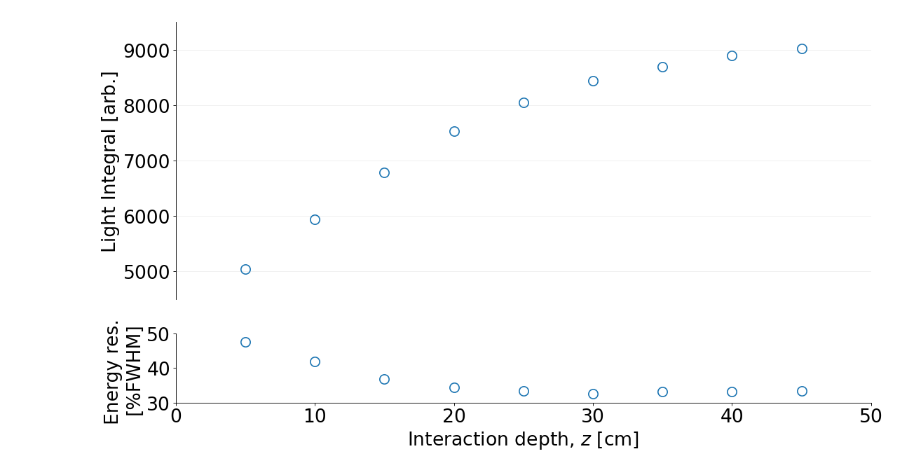
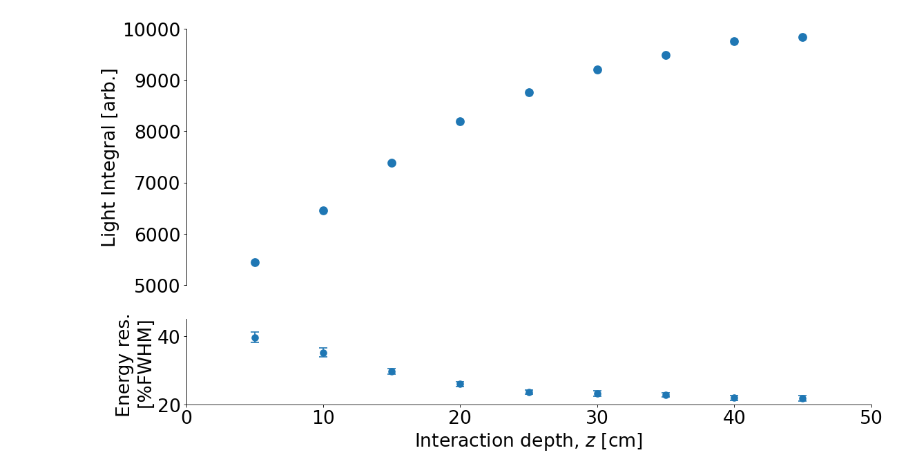
Before and after one commit to RitaROK/Analysis, a Jupyter notebook: Light_response.ipynb, the cells around one changed output. Cells and saved outputs as stored; diff of their text form; code cells hidden in the pictures.

```diff
--- a/Light_response.ipynb
+++ b/Light_response.ipynb
@@ -96,4 +260,5 @@ def func_rms(array):
 # %%
+#@title Gaussian fit of the spectra, for clusters within 300px of the centre
 fig, (ax) = plt.subplots(2,5, figsize=(16,9), dpi= 80, facecolor='w', edgecolor='k')
 
 i = 1
@@ -107,16 +272,12 @@ sigma = []
 dsigma = []
 eres = []
 deres = []
-erms = []
-derms = []
-rms = []
-drms = []
-erms =[]
-derms =[]
+eres_sigma = []
+deres_sigma = []
 for z in Z_values:
-  light = roi['Integral'].loc[roi['z[cm]']==z]
+  light = roi['Integral'].loc[(roi['z[cm]']==z) & (roi['R']<=300)]
   n, bins, patches = ax[j][i].hist(light, bins=100, label='z='+str(z)+' cm', color='tab:orange', lw=2, alpha=0.8)
-  ax[j][i].hist(roi['Integral'].loc[roi['z[cm]']==0], bins=100, color='gray')
+  ax[j][i].hist(roi['Integral'].loc[(roi['z[cm]']==0) & (roi['R']<=300)], bins=100, color='gray')
   bin_middles = (bins[1:]+bins[:-1])/2
   x = np.linspace(0,15000, 15000)
   bpopt, bpcov = curve_fit(gauss, bin_middles, n, p0=[np.max(n), np.mean(light), 1000])
@@ -134,14 +295,13 @@ for z in Z_values:
   print('eres=', energy_res)
   eres.append(energy_res.n)
   deres.append(energy_res.s)
-  rms_val = func_rms(light)
-  erms_val = rms_val/ufloat(bpopt[1], 2*bpcov[1])*100
-  erms.append(erms_val.n)
-  derms.append(erms_val.s)
-  print('RMS=', rms_val)
+  eres_sig=(ufloat(bpopt[2], 2*bpcov[2]))/ufloat(bpopt[1], 2*bpcov[1])*100
+  eres_sigma.append(eres_sig.n)
+  deres_sigma.append(eres_sig.s)
   display('-'*100)
   ax[j][i].legend(loc=1)
   ax[j][i].plot(x, ycalc, color='k', zorder=5)
+  ax[j][i].set_xlim(np.min(bin_middles),np.max(bin_middles))
 
   i=i+1
   if i>4:
@@ -196,30 +379,29 @@ RMS= 8288.111152046718
 # %%
-fig, (ax) = plt.subplots(2,1,figsize=(16, 9), dpi= 80, facecolor='w', edgecolor='k', gridspec_kw={'height_ratios': [4, 1]})
-
-ax[0].grid(color=(0.94, 0.94, 0.94), which="both")
-ax[0].errorbar(Z_values, x0, color='none', marker='o', markersize=12,
-            markeredgecolor='tab:blue', markeredgewidth=1.5, ecolor='tab:blue', elinewidth=1.5, capsize=5, capthick=1.5, label='$\sigma_T$')
+#@title Average light integral and energy resolution (FWHM) as a function of z
+fig, (ax) = plt.subplots(2,1,figsize=(16, 9), dpi= 80, facecolor='w', edgecolor='k', gridspec_kw={'height_ratios': [3, 1]})
+ax[0].errorbar(Z_values, x0, color='tab:blue', marker='o', markersize=10, lw=0,
+            markeredgecolor='tab:blue', markeredgewidth=1.5, ecolor='tab:blue', elinewidth=1.5, capsize=5, capthick=1.5)
 
 ax[0].set_xlim(0,50)
-ax[0].set_ylim(4500,9500)
+ax[0].set_ylim(5000,10000)
 ax[0].spines["right"].set_visible(False)
 ax[0].spines["top"].set_visible(False)
 ax[0].set_ylabel('Light Integral [arb.]', y=0.5, ha='center', fontsize=24)
 ax[0].tick_params(axis='both', which='major', labelsize=24)
 ax[0].spines["bottom"].set_visible(False)
 ax[0].xaxis.set_visible(False)
 
-ax[1].errorbar(Z_values, eres, color='none', marker='o', markersize=12,
+ax[1].errorbar(Z_values, eres, yerr=deres, color='tab:blue', lw=0, marker='o', markersize=8,
             markeredgecolor='tab:blue', markeredgewidth=1.5, ecolor='tab:blue', elinewidth=1.5, capsize=5, capthick=1.5)
 
 ax[1].set_xlim(0,50)
-ax[1].set_ylim(30,50)
+ax[1].set_ylim(20,45)
 ax[1].spines["right"].set_visible(False)
 ax[1].spines["top"].set_visible(False)
 ax[1].set_ylabel('Energy res. \n[%FWHM]', y=0.5, ha='center', fontsize=24)
 ax[1].tick_params(axis='both', which='major', labelsize=24)
 ax[1].set_xlabel('Interaction depth, $z$ [cm]', x=0.5, ha='center', fontsize=24)
 
 plt.show()
 # %% [output]
-[figure, old version]
+[figure, new version]
```
Also changed, not shown: parts of 19 cells of this notebook.
